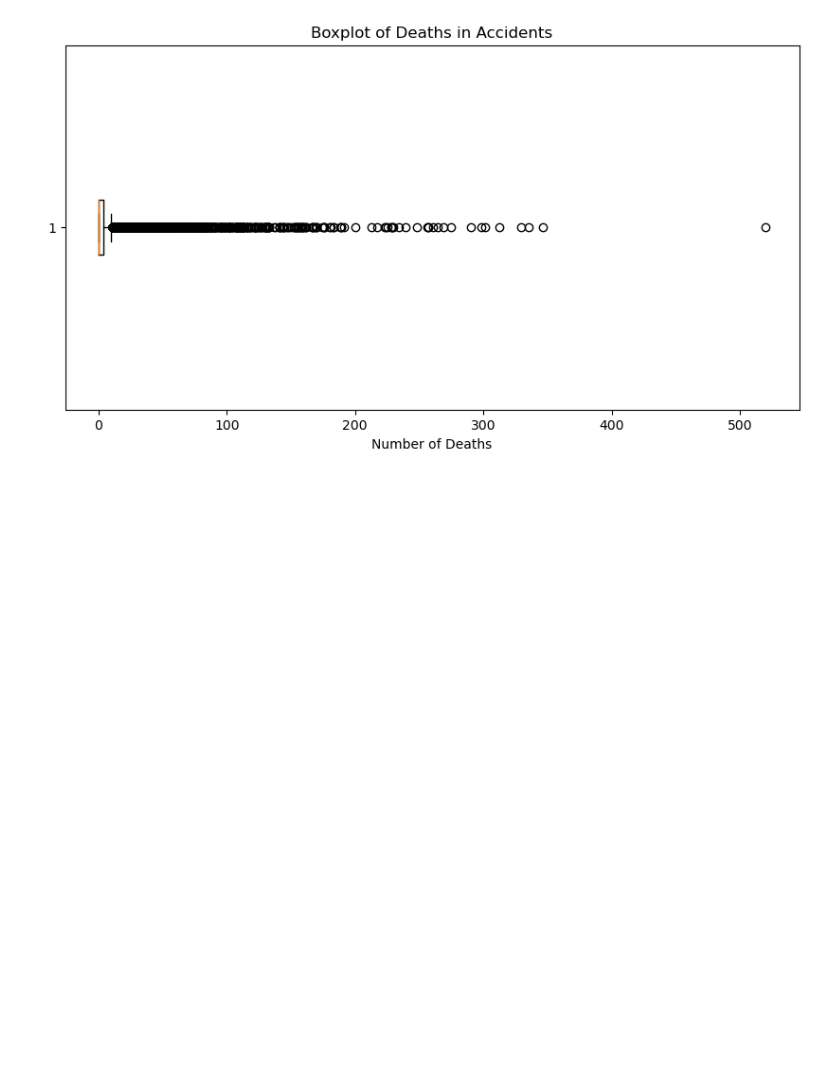
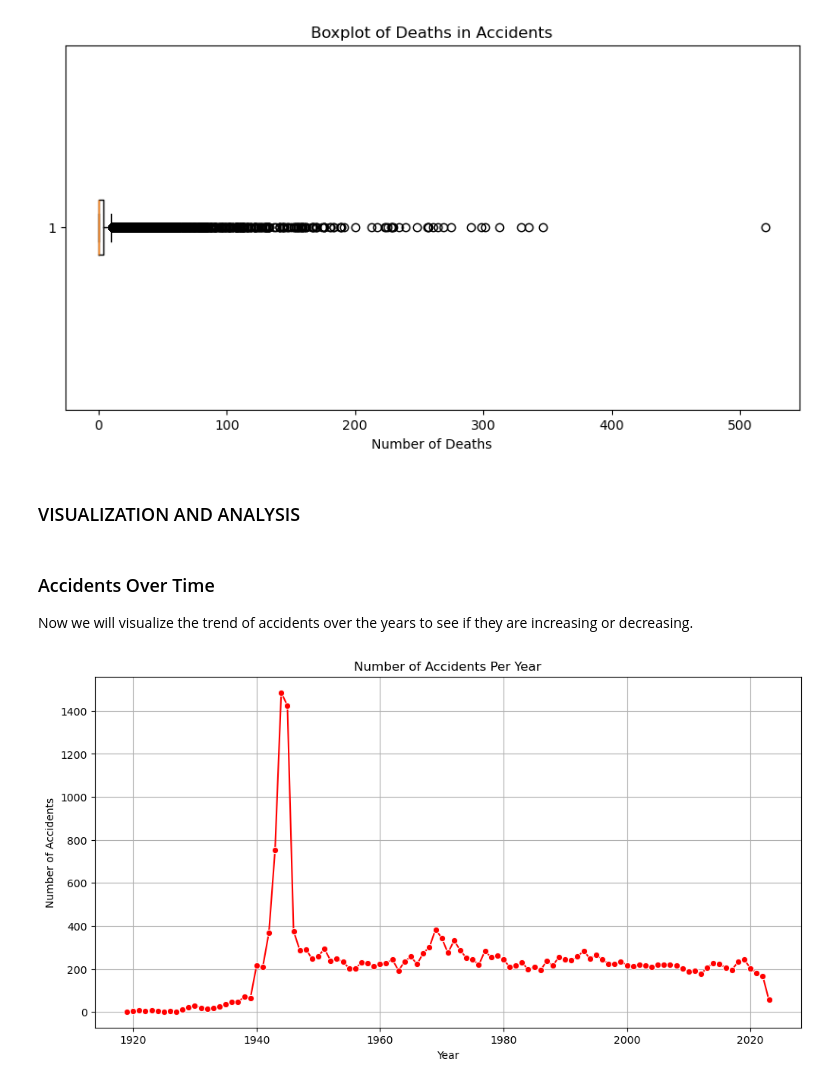
Before and after one commit to Jose-Barasa1/ds-final-project, a Jupyter notebook: index.ipynb, the cells around one changed output. Saved outputs shown, nothing was run; the diff lists cells and outputs as text; code cells hidden in the pictures; blank space fills up the shorter version.

Commit message:
Draw graphs of accidents over time and type of aircrafts and more

```diff
--- a/index.ipynb
+++ b/index.ipynb
@@ -413,3 +413,24 @@ plt.xlabel("Number of Deaths")
 plt.show()
 # %% [output]
 [figure]
+# %% [markdown]
+### VISUALIZATION AND ANALYSIS
+# %% [markdown]
+### Accidents Over Time
+Now we will visualize the trend of accidents over the years to see if they are increasing or decreasing.
+# %%
+import matplotlib.pyplot as plt
+import seaborn as sns
+
+# Accidents per Year
+accidents_per_year = tb.groupby("Year").size()
+
+plt.figure(figsize=(12,6))
+sns.lineplot(x=accidents_per_year.index, y=accidents_per_year.values, marker="o",color="red")
+plt.title("Number of Accidents Per Year")
+plt.xlabel("Year")
+plt.ylabel("Number of Accidents")
+plt.grid(True)
+plt.show()
+# %% [output]
+[figure, added]
```
Also changed, not shown: parts of 9 cells of this notebook.
